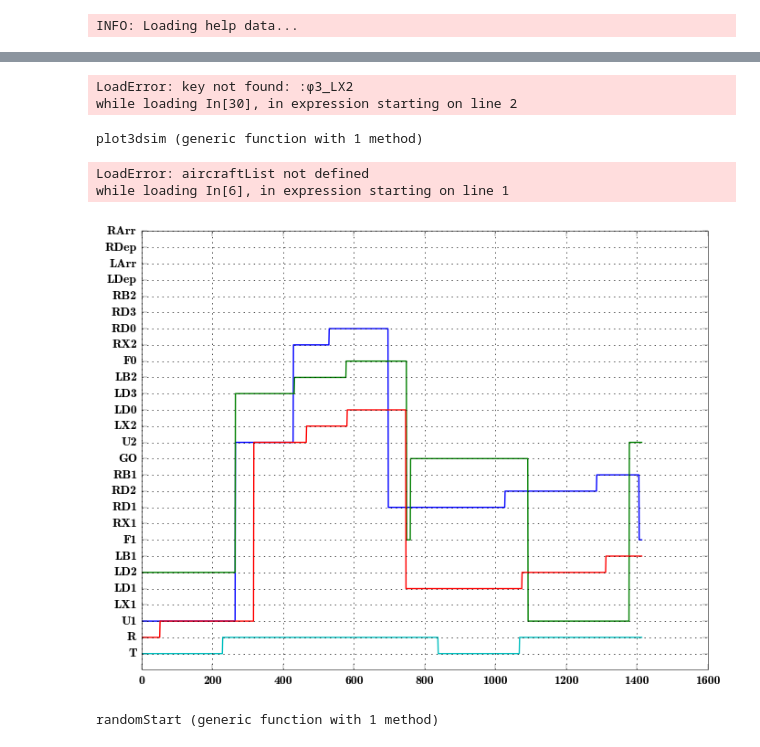
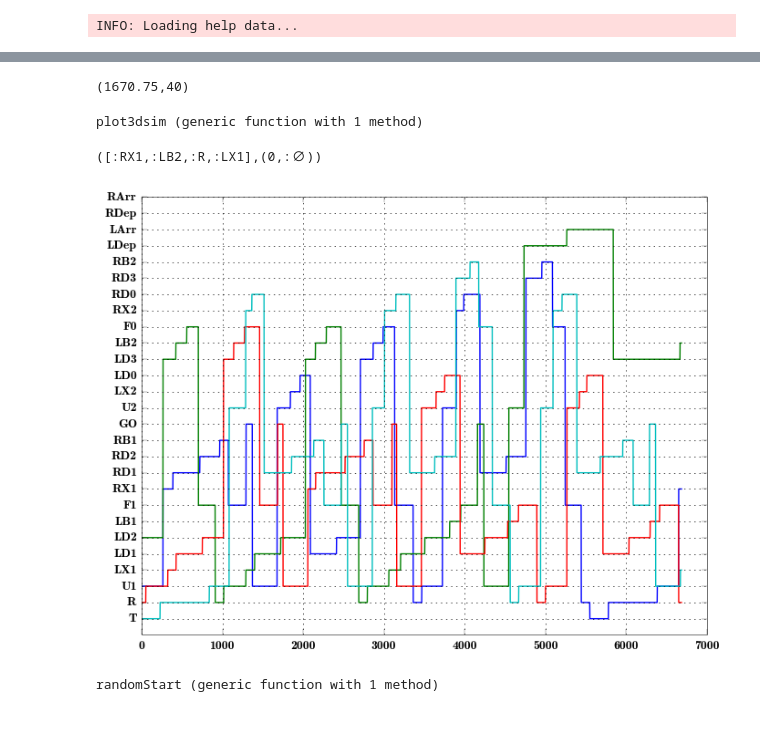
Before and after one commit to sisl/autoATC, a Jupyter notebook: 3dsim.ipynb, the cells around one changed output, grey strips where cells are left out. Saved outputs shown, nothing was run; the diff lists cells and outputs as text; code cells hidden in the pictures.

Commit message:
yippie! CTMDP working in 3D sim with 4 phases!

```diff
--- a/3dsim.ipynb
+++ b/3dsim.ipynb
@@ -48,9 +42,8 @@ aircraftList[3].legDist, distance(aircraftList[3].posNED, aircraftList[3].destNE
 # %%
 aircraftList = [airplane(50,:U1), airplane(50, :LD2), airplane(50, :R), airplane(50, :T)];
-(idmin, tmax, alertCount) = simulate!(aircraftList,2*3600,true,:MDP2,true,ctmdpPolicy); tmax, alertCount
+(idmin, tmax, alertCount) = simulate!(aircraftList,3600*2,true,:MDP,true,ctmdpPolicy); tmax, alertCount
 # %% [output]
-LoadError: key not found: :ϕ3_LX2
-while loading In[30], in expression starting on line 2
+(1670.75,40)
 # %%
 make3d = false
 function plot3dsim(i)
@@ -145,21 +138,20 @@ end
 # %%
-x = Symbol[aircraftList[i].sLocHist[end-200] for i in 1:4]
-x = [:RD2,:U1,:LD2,:T]
+x = Symbol[aircraftList[i].sLocHist[end-10] for i in 1:4]
+#x = [:RD2,:U1,:LD2,:T]
 x, ctmdpPolicy(x)
 # %% [output]
-LoadError: aircraftList not defined
-while loading In[6], in expression starting on line 1
+([:RX1,:LB2,:R,:LX1],(0,:∅))
 # %%
 pygui(false)
 hold("on")
 for i in 1:4
-    xHist = [g_sn[s] for s in aircraftList[i].sLocHist];
+    xHist = [g_sn[(s)] for s in aircraftList[i].sLocHist];
     plot(xHist)
 end
-yticks(1:length(g_allstates), g_allstates_string);
+yticks(1:length(g_allstates[1:27]), g_allstates_string[1:27]);
 grid("on")
 # %% [output]
-[figure, old version]
+[figure, new version]
 # %%
 function randomStart()
     rstart_in = ()-> [airplane(46 + (rand()-0.5)*3,s) for s in allstates[rand(3:length(allstates), 4)]];
```
Also changed, not shown: parts of 11 cells of this notebook, 3 other files.
